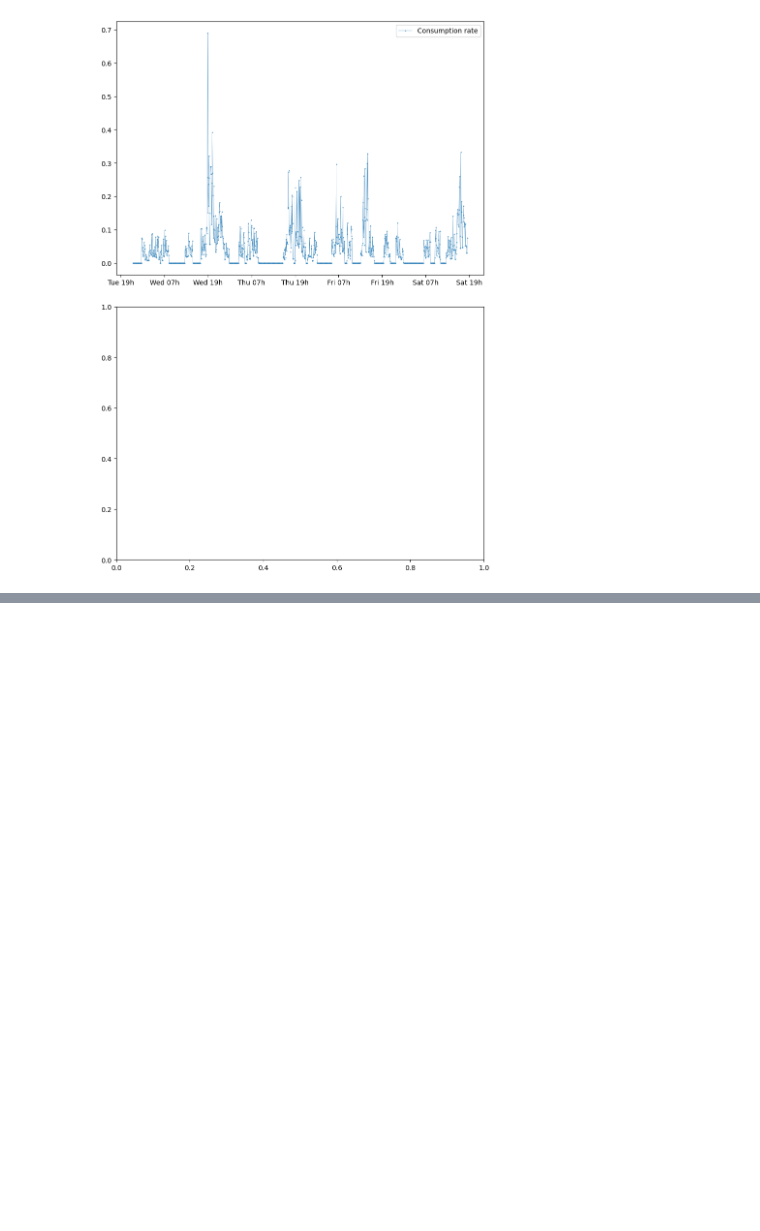
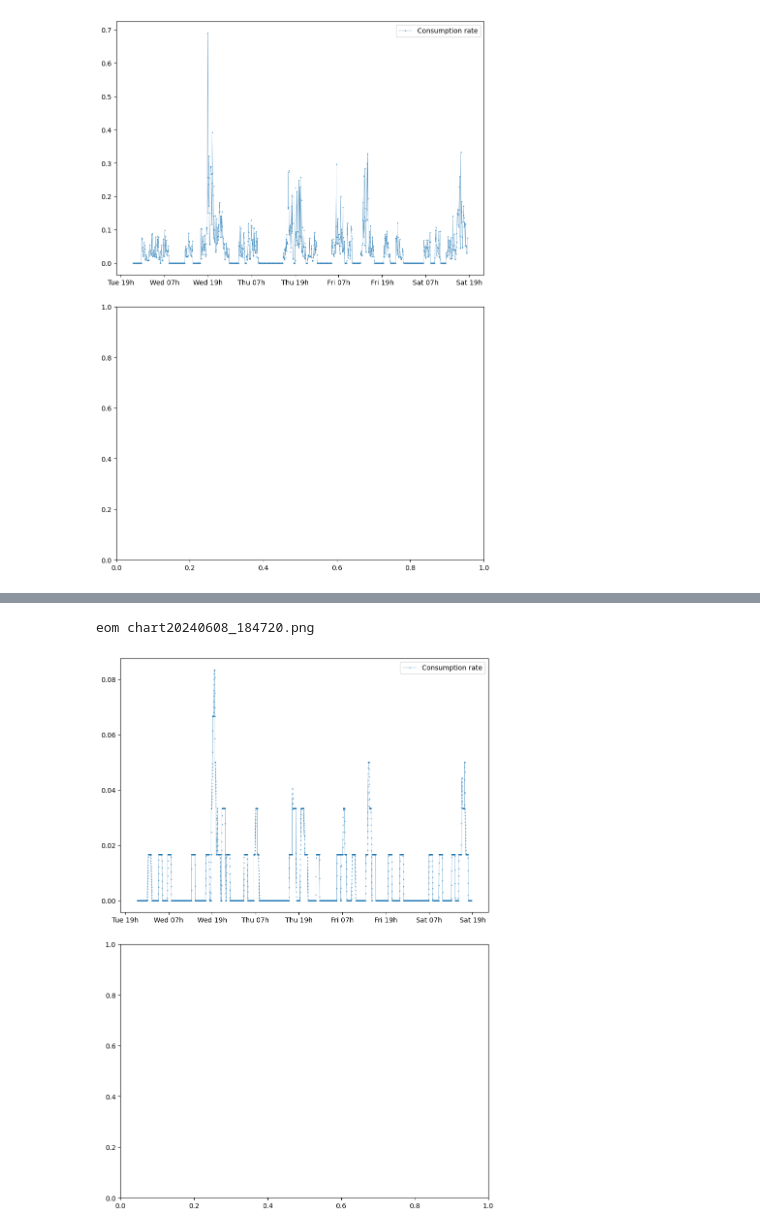
Before and after one commit to tomviolin/rtl433, a Jupyter notebook: Untitled1.ipynb, the cells around one changed output, grey strips where cells are left out. Saved outputs shown, nothing was run; the diff lists cells and outputs as text; code cells hidden in the pictures; blank space fills up the shorter version.

```diff
--- a/Untitled1.ipynb
+++ b/Untitled1.ipynb
@@ -35,0 +41,5 @@ eom chart20240608_183408.png
+# %%
+run graphit.py
+# %% [output]
+eom chart20240608_184720.png
+[figure, added]
```
Also changed, not shown: parts of 3 cells of this notebook, 7 other files.
